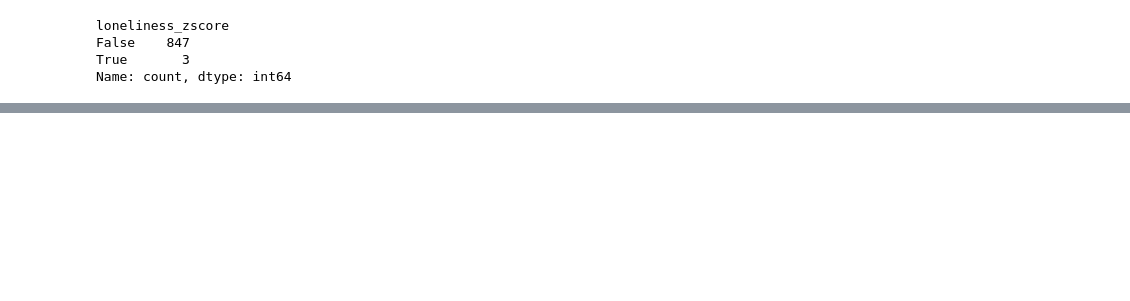
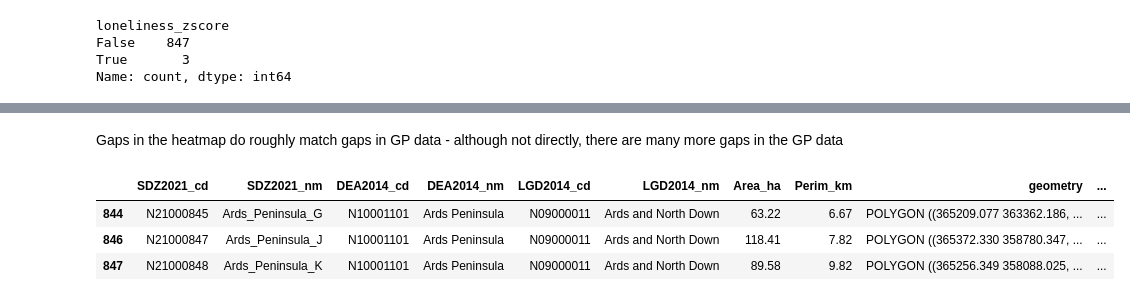
Before and after one commit to humaniverse/loneliness, a Jupyter notebook: inst/python/notebooks/ni_idw_2022.ipynb, the cells around one changed output, grey strips where cells are left out. Cells and saved outputs as stored; diff of their text form; code cells hidden in the pictures; blank space fills up the shorter version.

Commit message:
Investigated missing SDZ values

```diff
--- a/inst/python/notebooks/ni_idw_2022.ipynb
+++ b/inst/python/notebooks/ni_idw_2022.ipynb
@@ -343,0 +350,10 @@ sdz.plot(column='deciles', ax=ax, legend=True);
+# %% [markdown]
+Gaps in the heatmap do roughly match gaps in GP data - although not directly, there are many more gaps in the GP data
+# %%
+# Investigate missing values
+sdz[sdz.loneliness_zscore.isna() == True]
+# %% [output]
+|  | SDZ2021_cd | SDZ2021_nm | DEA2014_cd | DEA2014_nm | LGD2014_cd | LGD2014_nm | Area_ha | Perim_km | geometry | ... |
+| 844 | N21000845 | Ards_Peninsula_G | N10001101 | Ards Peninsula | N09000011 | Ards and North Down | 63.22 | 6.67 | POLYGON ((365209.077 363362.186, ... | ... |
+| 846 | N21000847 | Ards_Peninsula_J | N10001101 | Ards Peninsula | N09000011 | Ards and North Down | 118.41 | 7.82 | POLYGON ((365372.330 358780.347, ... | ... |
+| 847 | N21000848 | Ards_Peninsula_K | N10001101 | Ards Peninsula | N09000011 | Ards and North Down | 89.58 | 9.82 | POLYGON ((365256.349 358088.025, ... | ... |
```
Also changed, not shown: parts of 19 cells of this notebook.
